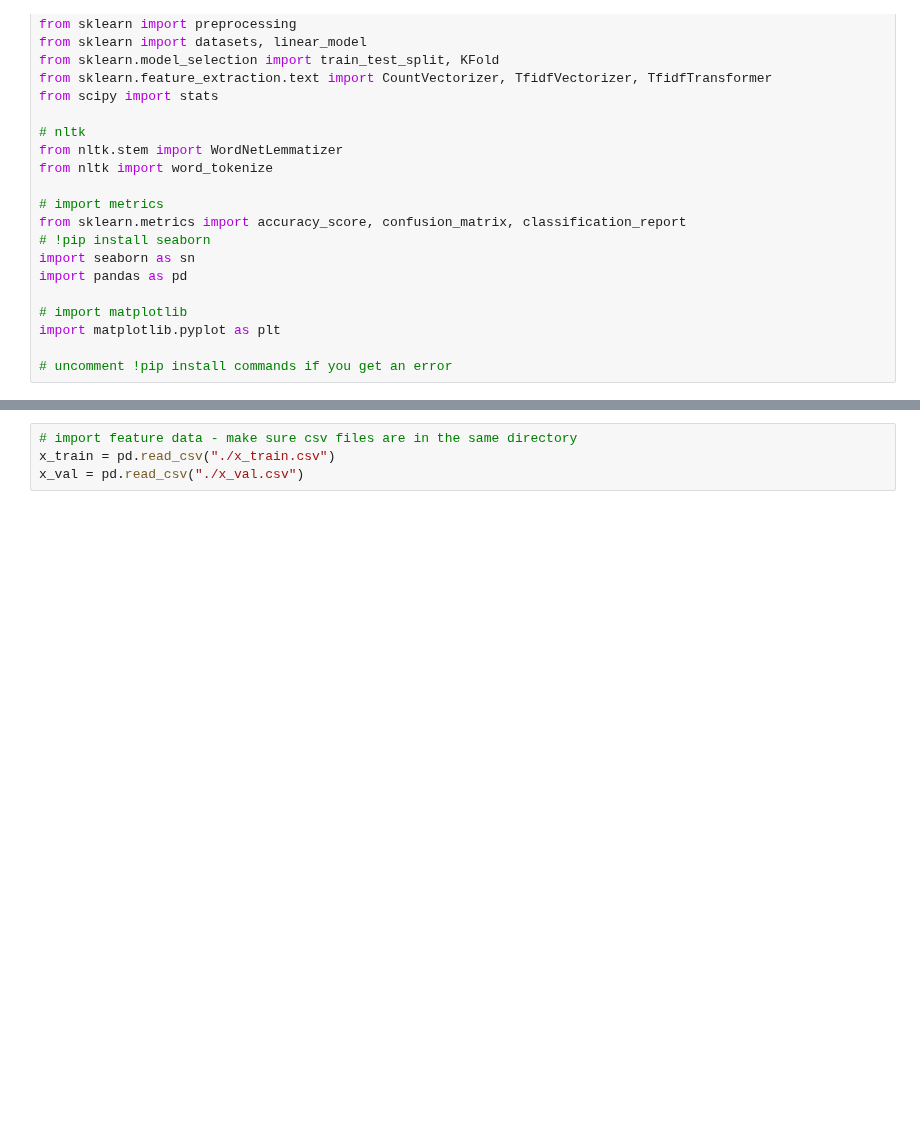
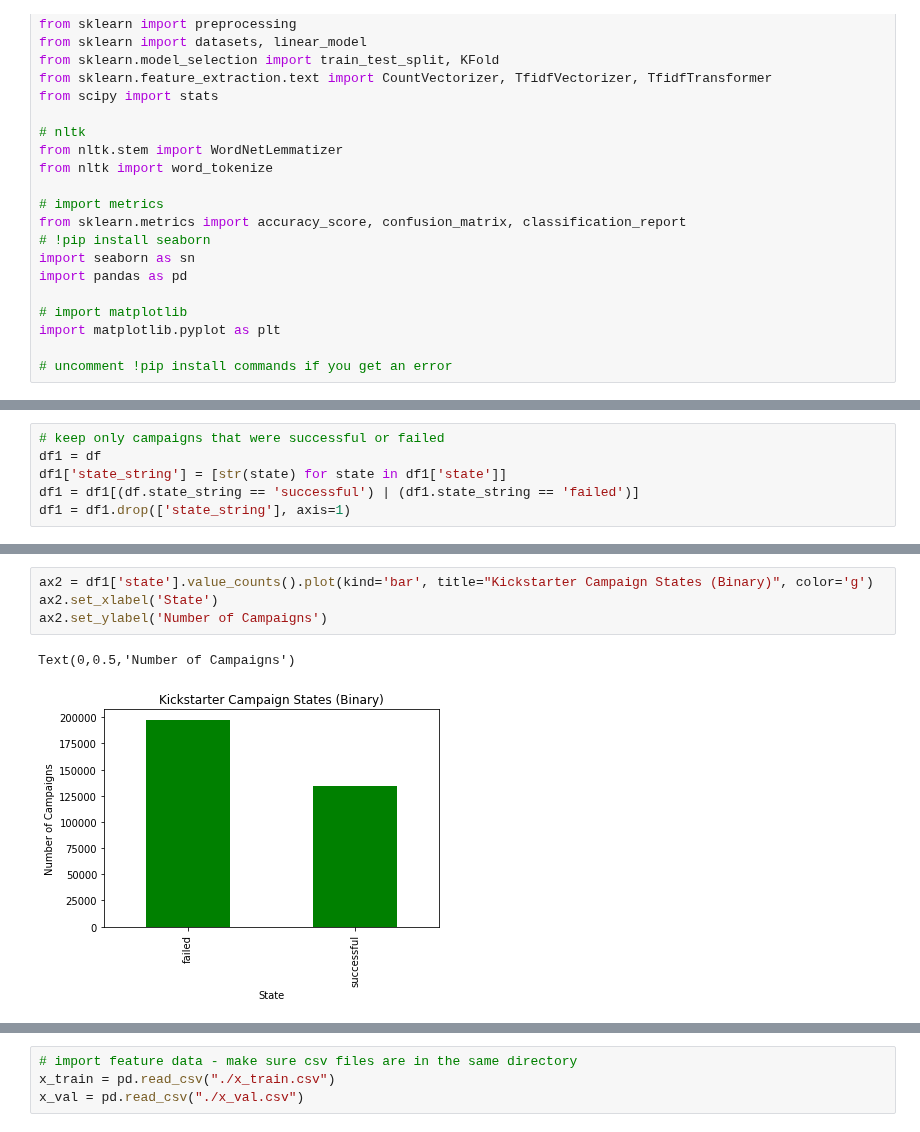
Before and after one commit to liberrhythm/mlvu-kickstarter-project, a Jupyter notebook: kickstarter_baseline_metrics.ipynb, the cells around one changed output, grey strips where cells are left out. Saved outputs shown, nothing was run; the diff lists cells and outputs as text; blank space fills up the shorter version.

```diff
--- a/kickstarter_baseline_metrics.ipynb
+++ b/kickstarter_baseline_metrics.ipynb
@@ -29,0 +63,6 @@ import matplotlib.pyplot as plt
+# %%
+# keep only campaigns that were successful or failed
+df1 = df
+df1['state_string'] = [str(state) for state in df1['state']]
+df1 = df1[(df.state_string == 'successful') | (df1.state_string == 'failed')]
+df1 = df1.drop(['state_string'], axis=1)
@@ -29,0 +89,7 @@ import matplotlib.pyplot as plt
+# %%
+ax2 = df1['state'].value_counts().plot(kind='bar', title="Kickstarter Campaign States (Binary)", color='g')
+ax2.set_xlabel('State')
+ax2.set_ylabel('Number of Campaigns')
+# %% [output]
+Text(0,0.5,'Number of Campaigns')
+[figure, added]
```
Also changed, not shown: parts of 10 cells of this notebook, 8 other files.
